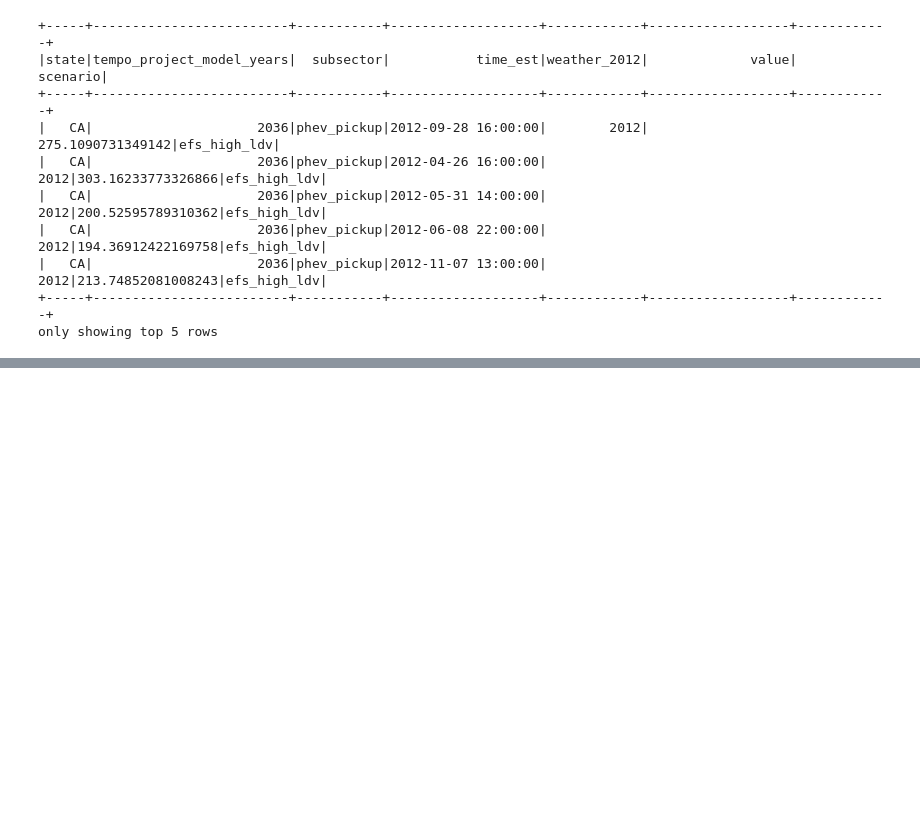
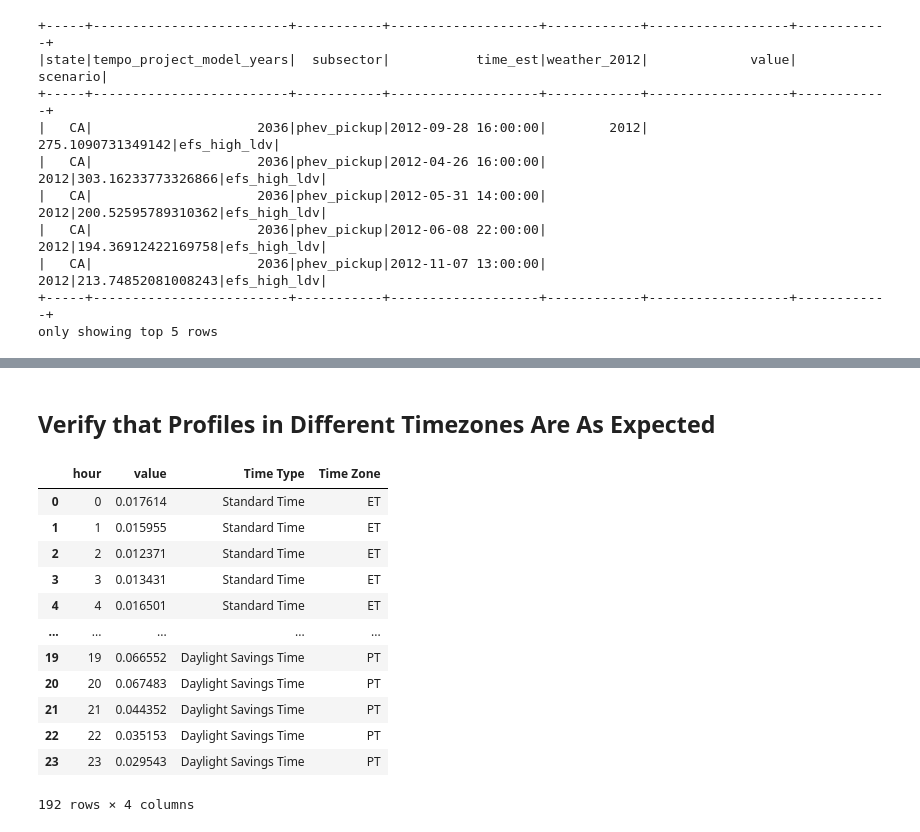
Before and after one commit to dsgrid/dsgrid-project-StandardScenarios, a Jupyter notebook: tempo_project/notebooks/examples-spark.ipynb, the cells around one changed output, grey strips where cells are left out. Saved outputs shown, nothing was run; the diff lists cells and outputs as text; code cells hidden in the pictures; blank space fills up the shorter version.

```diff
--- a/tempo_project/notebooks/examples-spark.ipynb
+++ b/tempo_project/notebooks/examples-spark.ipynb
@@ -51,0 +147,2 @@ df2.show()
+# %% [markdown]
+## Verify that Profiles in Different Timezones Are As Expected
@@ -51,0 +151,58 @@ df2.show()
+# %%
+def get_profile(start_timestamp, end_timestamp, where_clause,
+                tablename=tablename, value_column=value_column,
+                normalize_profile=True, replace_timestamps=True):
+    df = spark.sql(f"""SELECT time_est, SUM({value_column}) as {value_column}
+                         FROM {tablename}
+                        WHERE {where_clause} AND (time_est >= TIMESTAMP '{start_timestamp}') AND (time_est <= TIMESTAMP '{end_timestamp}')
+                     GROUP BY time_est
+                     ORDER BY time_est;""").toPandas()
+    if normalize_profile:
+        df[value_column] = df[value_column] / df[value_column].sum()
+    if replace_timestamps:
+        df["hour"] = df.index.values
+        df = df[["hour",value_column]]
+    return df
+
+where_clause = f"(scenario = 'reference') AND ({columns_by_type['model_year']} = 2050)"
+
+if columns_by_type['subsector'] == "subsector":
+    where_clause += f" AND ({columns_by_type['subsector']} = 'bev_compact')"
+else:
+    raise NotImplementedError()
+
+geographies = None
+if columns_by_type['geography'] == "census_division":
+    geographies = {"ET": "middle_atlantic", "CT": "west_south_central", "MT": "mountain", "PT": "pacific"}
+elif columns_by_type['geography'] == "state":
+    geographies = {"ET": "NC", "CT": "TX", "MT": "CO", "PT": "OR"}
+else:
+    raise NotImplementedError()
+
+days = {
+    "Standard Time": (dt.datetime(2012, 2, 14, 0), dt.datetime(2012, 2, 14, 23)),
+    "Daylight Savings Time": (dt.datetime(2012, 8, 14, 0), dt.datetime(2012, 8, 14, 23))
+}
+
+data = []
+for time_type, time_tuple in days.items():
+    for tz, geo in geographies.items():
+        data.append(get_profile(time_tuple[0], time_tuple[1], where_clause + f" AND {columns_by_type['geography']} = '{geo}'"))
+        data[-1]["Time Type"] = time_type
+        data[-1]["Time Zone"] = tz
+df = pd.concat(data)
+df
+# %% [output]
+|  | hour | value | Time Type | Time Zone |
+| 0 | 0 | 0.017614 | Standard Time | ET |
+| 1 | 1 | 0.015955 | Standard Time | ET |
+| 2 | 2 | 0.012371 | Standard Time | ET |
+| 3 | 3 | 0.013431 | Standard Time | ET |
+| 4 | 4 | 0.016501 | Standard Time | ET |
+| ... | ... | ... | ... | ... |
+| 19 | 19 | 0.066552 | Daylight Savings Time | PT |
+| 20 | 20 | 0.067483 | Daylight Savings Time | PT |
+| 21 | 21 | 0.044352 | Daylight Savings Time | PT |
+| 22 | 22 | 0.035153 | Daylight Savings Time | PT |
+| 23 | 23 | 0.029543 | Daylight Savings Time | PT |
+192 rows × 4 columns
```
Also changed, not shown: parts of 18 cells of this notebook, 2 other files.
